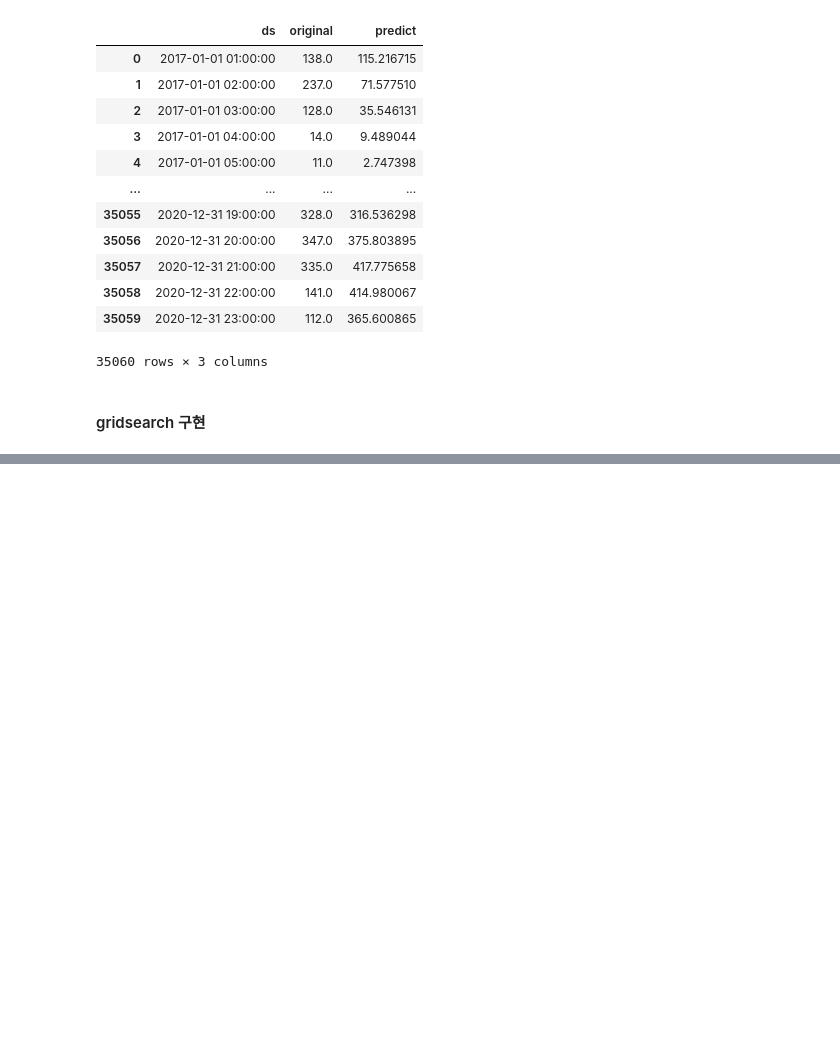
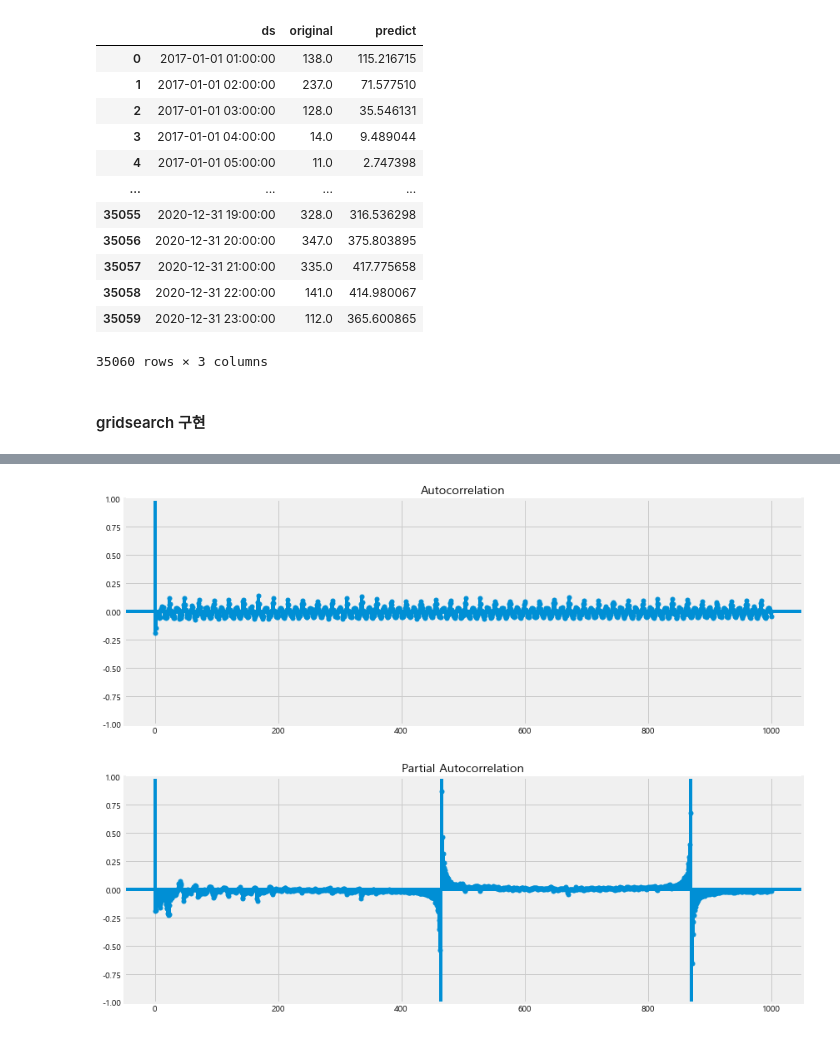
Before and after one commit to Sungjeonghyun/K-water_AI_Competition, a Jupyter notebook: Task 1.ipynb, the cells around one changed output, grey strips where cells are left out. Saved outputs shown, nothing was run; the diff lists cells and outputs as text; code cells hidden in the pictures; blank space fills up the shorter version.

```diff
--- a/Task 1.ipynb
+++ b/Task 1.ipynb
@@ -415,0 +409,7 @@ data_sample.to_csv('./data_city/submission_prophet.csv', index=False)
+# %%
+plot_acf(data_tr.diff(1).dropna(), lags=1000)
+plot_pacf(data_tr.diff(1).dropna(), lags=1000)
+plt.show()
+# %% [output]
+[figure, added]
+[figure, added]
```
Also changed, not shown: parts of 39 cells of this notebook, 13 other files.
